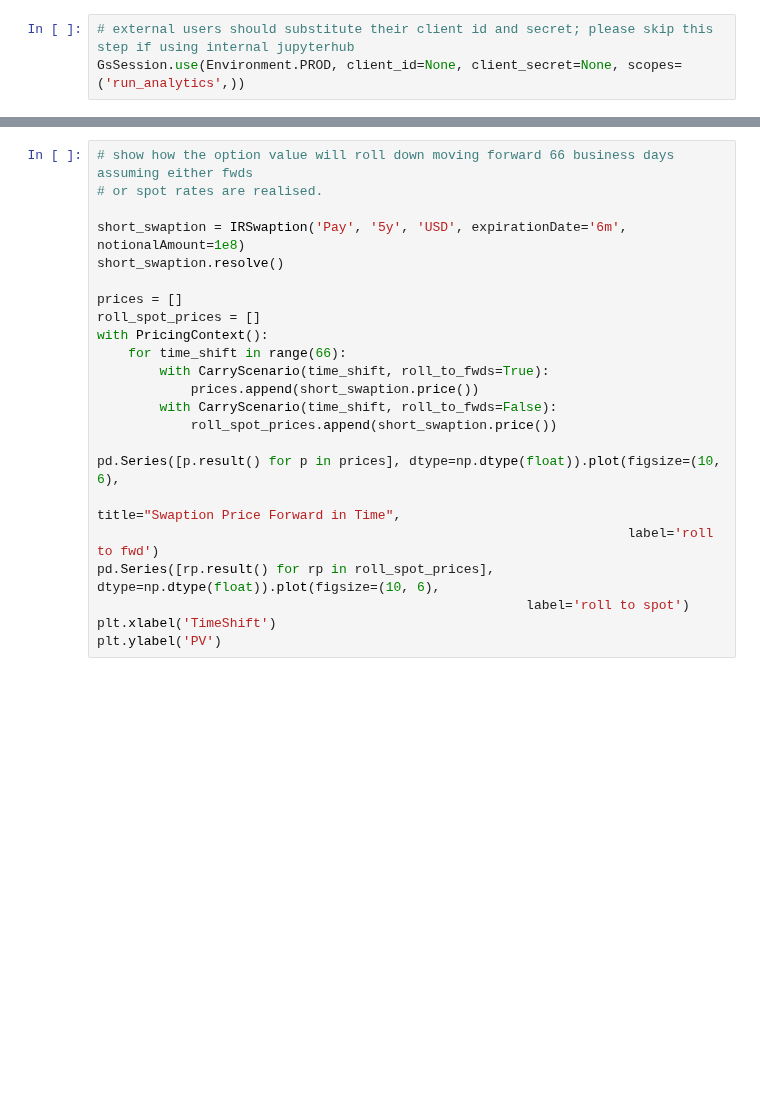
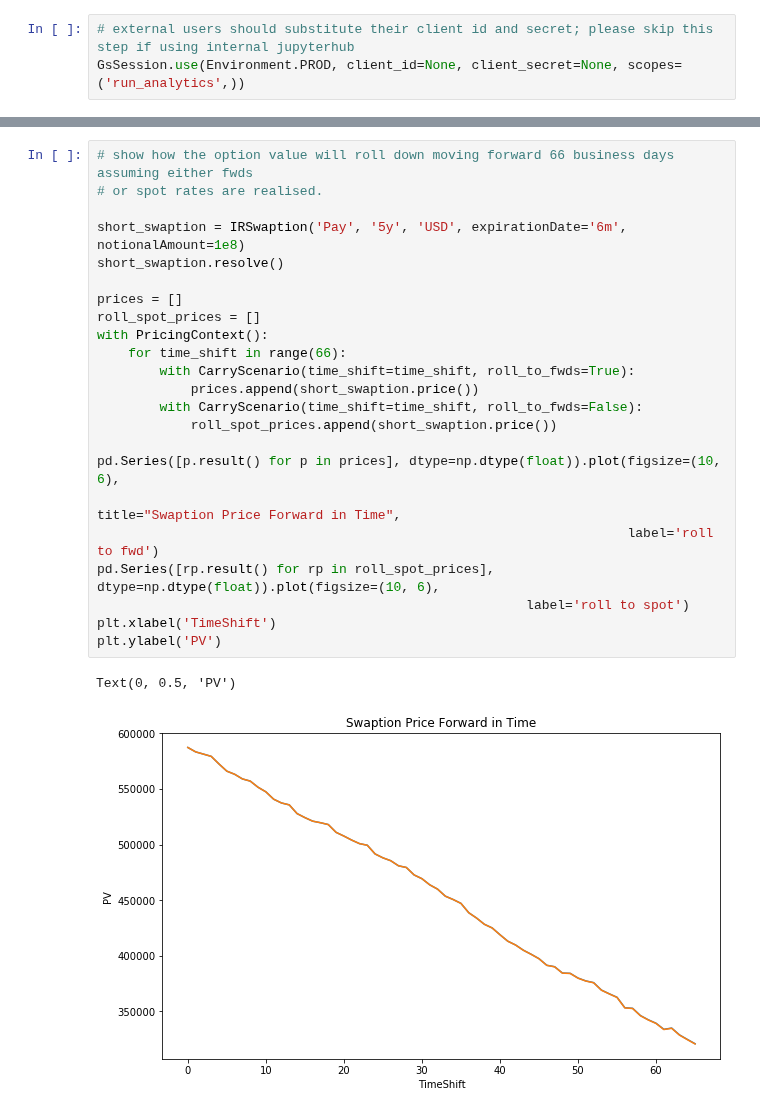
Before and after one commit to goldmansachs/gs-quant, a Jupyter notebook: gs_quant/examples/04_scenario/01_carry_shock/040101_basic_use_of_carry_scenario.ipynb, the cells around one changed output, grey strips where cells are left out. Drawn from its saved outputs; the diff is of its cells as text; blank space fills up the shorter version.

```diff
--- a/gs_quant/examples/04_scenario/01_carry_shock/040101_basic_use_of_carry_scenario.ipynb
+++ b/gs_quant/examples/04_scenario/01_carry_shock/040101_basic_use_of_carry_scenario.ipynb
@@ -30,26 +33,29 @@ print('Scenario price: {:,.2f}'.format(fwd_price))
 # %%
 # show how the option value will roll down moving forward 66 business days assuming either fwds
 # or spot rates are realised.
 
 short_swaption = IRSwaption('Pay', '5y', 'USD', expirationDate='6m', notionalAmount=1e8)
 short_swaption.resolve()
 
 prices = []
 roll_spot_prices = []
 with PricingContext():
     for time_shift in range(66):
-        with CarryScenario(time_shift, roll_to_fwds=True):
+        with CarryScenario(time_shift=time_shift, roll_to_fwds=True):
             prices.append(short_swaption.price())
-        with CarryScenario(time_shift, roll_to_fwds=False):
+        with CarryScenario(time_shift=time_shift, roll_to_fwds=False):
             roll_spot_prices.append(short_swaption.price())
 
 pd.Series([p.result() for p in prices], dtype=np.dtype(float)).plot(figsize=(10, 6),
                                                                     title="Swaption Price Forward in Time",
                                                                     label='roll to fwd')
 pd.Series([rp.result() for rp in roll_spot_prices], dtype=np.dtype(float)).plot(figsize=(10, 6),
                                                        label='roll to spot')
 plt.xlabel('TimeShift')
 plt.ylabel('PV')
+# %% [output]
+Text(0, 0.5, 'PV')
+[figure, added]
 # %%
 # create a grid of expiry by tenor swaptions showing the pv under the carry scenario minus the base pv.
 def calc_risk_matrix(ccy, strike, pay_rec, time_shift, roll_to_fwds, expiries, tenors):
```
Also changed, not shown: parts of 3 cells of this notebook, 13 other files.
